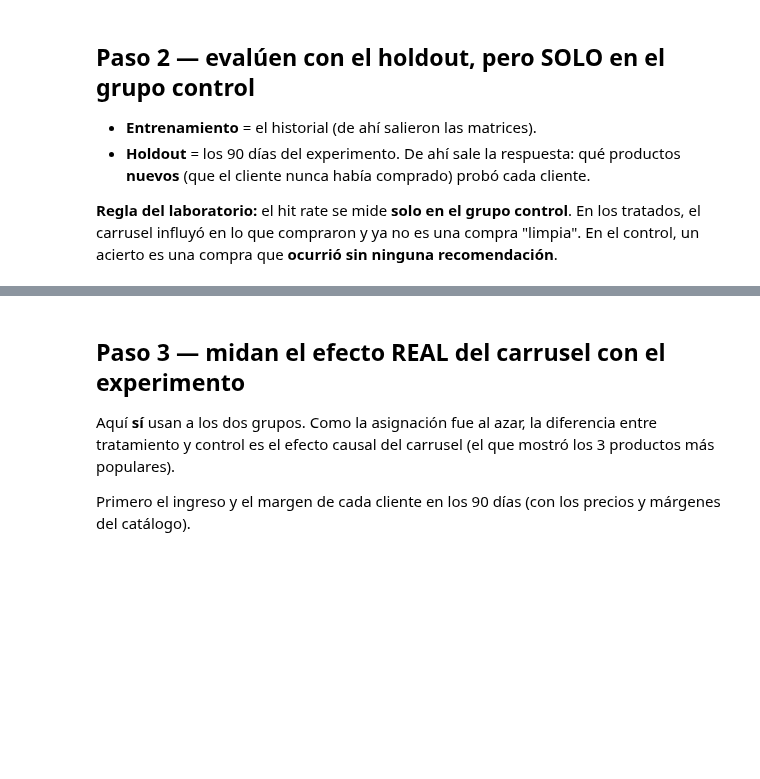
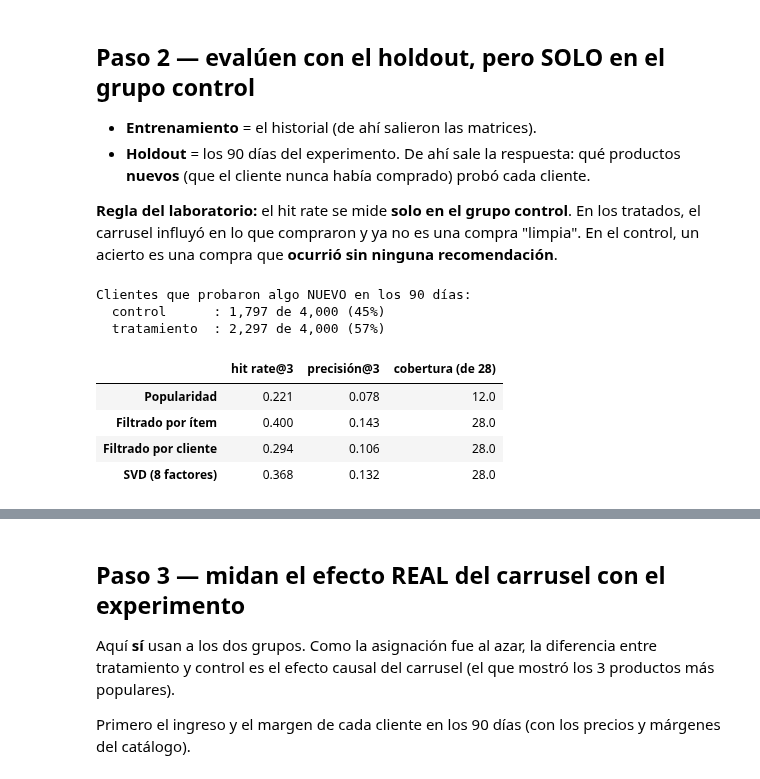
Before and after one commit to ramr0998/Marketing-Analytics-Rodrigo_Mendez, a Jupyter notebook: Semana_4/Tarea/laboratorio_recomendacion.ipynb, the cells around one changed output, grey strips where cells are left out. Drawn from its saved outputs; the diff is of its cells as text; code cells hidden in the pictures; blank space fills up the shorter version.

```diff
--- a/Semana_4/Tarea/laboratorio_recomendacion.ipynb
+++ b/Semana_4/Tarea/laboratorio_recomendacion.ipynb
@@ -62,7 +71,11 @@ col_agua = productos.index("Agua")
 # TODO 1: la matriz cliente × producto (1 si compró al menos una vez en el historial, 0 si no).
 # Pista: pd.crosstab(...) > 0, y .reindex(...) para que estén los 8,000 clientes y los 29 productos,
 #        en el orden de `clientes` y de `productos`.
-M = ...   # <-- reemplacen esto
+M = (pd.crosstab(hist["customer_id"], hist["item"]) > 0).reindex(
+    index=clientes["customer_id"],
+    columns=productos,
+    fill_value=False
+).astype(int)
 
 X = M.values.astype(np.float32)
 print(f"Matriz {X.shape[0]:,} × {X.shape[1]} · densidad {X.mean():.1%} · clientes sin historial: {(X.sum(axis=1) == 0).sum()}")
@@ -83,7 +98,7 @@ tabla de similitudes **una sola vez**, y el puntaje de cada cliente es la **suma
 candidato con lo que el cliente ya compró.
 # %%
 # TODO 2: filtrado por ítem
-S_it = ...          # <-- reemplacen esto: la similitud de coseno entre las COLUMNAS de X  (productos × productos)
+S_it = cosine_similarity(X.T)
 np.fill_diagonal(S_it, 0)
-S_item = ...        # <-- reemplacen esto: suma de las similitudes con lo que el cliente ya compró (X @ ...)
+S_item = X @ S_it
 print(S_it.shape, S_item.shape)
@@ -135,26 +160,36 @@ es_control = (exp.set_index("customer_id").loc[M.index, "grupo"] == "control").v
 print(f"Clientes que probaron algo NUEVO en los 90 días:")
 print(f"  control      : {(elegibles & es_control).sum():,} de {es_control.sum():,} ({elegibles[es_control].mean():.0%})")
 print(f"  tratamiento  : {(elegibles & ~es_control).sum():,} de {(~es_control).sum():,} ({elegibles[~es_control].mean():.0%})")
+# %% [output]
+Clientes que probaron algo NUEVO en los 90 días:
+  control      : 1,797 de 4,000 (45%)
+  tratamiento  : 2,297 de 4,000 (57%)
 # %%
 def hit_rate_at_k(scores, K=3, mask=None):
     top = top_k(scores, K)
     # TODO 5: ¿al menos una de las K recomendaciones fue un producto NUEVO que el cliente compró? (True/False por cliente)
     # Pista: NUEVO[u, top[u]] son los 1/0 de los K productos recomendados al cliente u.
-    aciertos = ...    # <-- reemplacen esto: un arreglo con un True/False por cliente
+    aciertos = np.array([NUEVO[u, top[u]].sum() > 0 for u in range(len(X))])
     return aciertos[mask].mean()
 
 def precision_at_k(scores, K=3, mask=None):
     top = top_k(scores, K)
     return np.mean([NUEVO[u, top[u]].sum() / K for u in np.where(mask)[0]])
 
 def cobertura(scores, K=3):
     return len(np.unique(top_k(scores, K)))
 
 mask_eval = es_control & elegibles
 res = pd.DataFrame({n: {"hit rate@3": hit_rate_at_k(s, mask=mask_eval),
                         "precisión@3": precision_at_k(s, mask=mask_eval),
                         "cobertura (de 28)": cobertura(s)} for n, s in metodos.items()}).T
 res.round(3)
+# %% [output]
+|  | hit rate@3 | precisión@3 | cobertura (de 28) |
+| Popularidad | 0.221 | 0.078 | 12.0 |
+| Filtrado por ítem | 0.400 | 0.143 | 28.0 |
+| Filtrado por cliente | 0.294 | 0.106 | 28.0 |
+| SVD (8 factores) | 0.368 | 0.132 | 28.0 |
 # %%
 fig, ax = plt.subplots(1, 2, figsize=(10, 3.8))
 colores = [GRIS, VERDE, VERDE, NARANJA]
```
Also changed, not shown: parts of 18 cells of this notebook, 3 other files.
